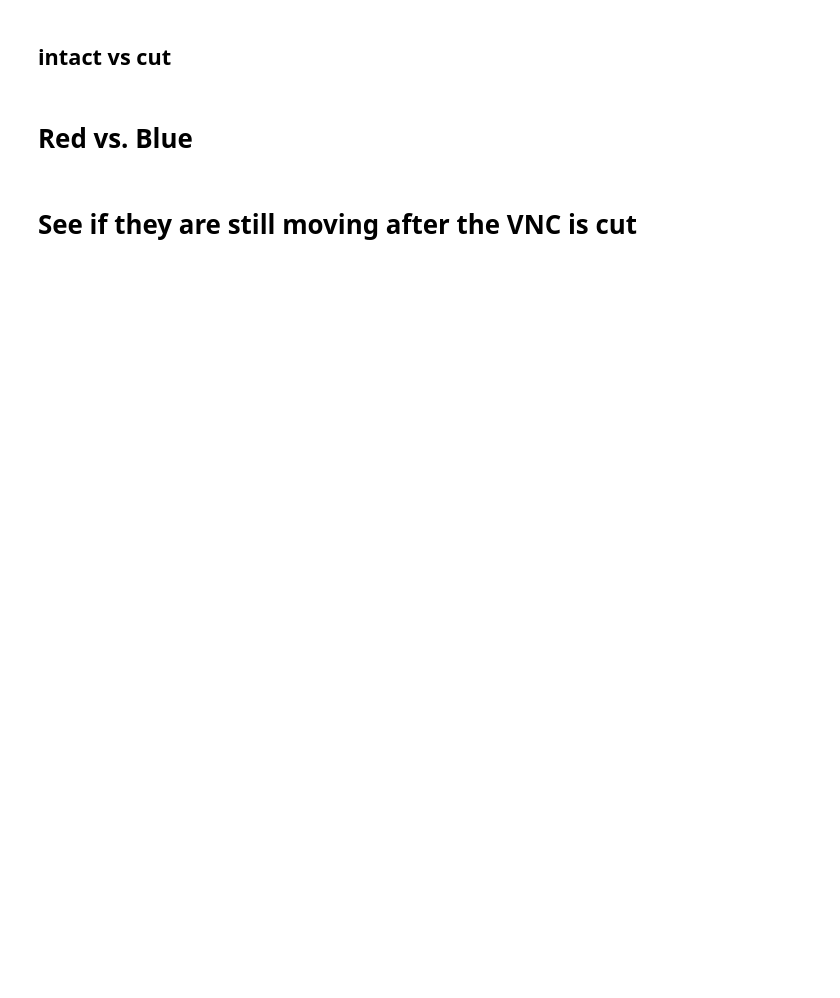
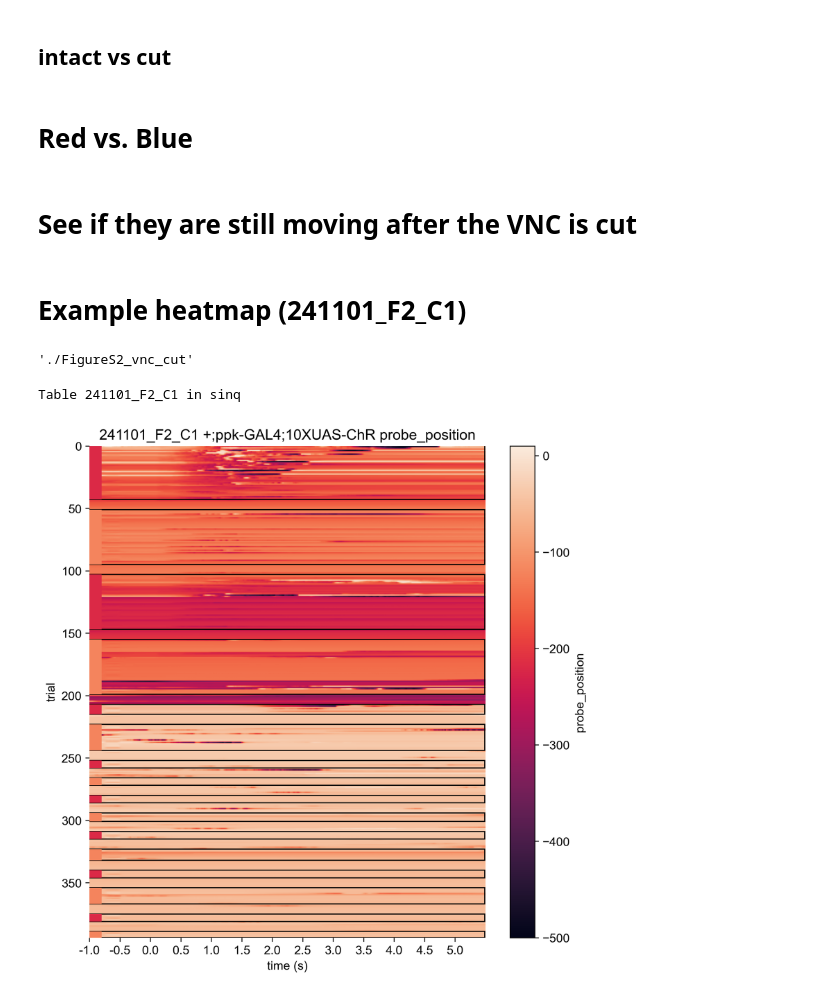
Before and after one commit to tony-azevedo/FlyLearning, a Jupyter notebook: op_cond_FigureSY_ppk_vnc_cut.ipynb, the cells around one changed output. Drawn from its saved outputs; the diff is of its cells as text; code cells hidden in the pictures; blank space fills up the shorter version.

```diff
--- a/op_cond_FigureSY_ppk_vnc_cut.ipynb
+++ b/op_cond_FigureSY_ppk_vnc_cut.ipynb
@@ -354,3 +385,18 @@ display(fig)
 fig.savefig(f'{fig_dir}/cut_movement_example_{T.dfc}_235_237.svg')
 # %%
 T.df.loc[230:240].index
+# %% [markdown]
+# Example heatmap (241101_F2_C1)
+# %%
+fig_dir
+# %% [output]
+'./FigureS2_vnc_cut'
+# %%
+T = sinq.restore_table(dayflycell='241101_F2_C1')
+T.extract_trial_properties()
+T.fig_folder = fig_dir
+fig,ax,df = T.plot_probe_position_heatmap(index=T.df.loc[1:400].index, extension=False,cmin=-500,cmax=10,format='svg')
+fig
+# %% [output]
+Table 241101_F2_C1 in sinq
+[figure, added]
```
Also changed, not shown: parts of 3 cells of this notebook, 39 other files.
